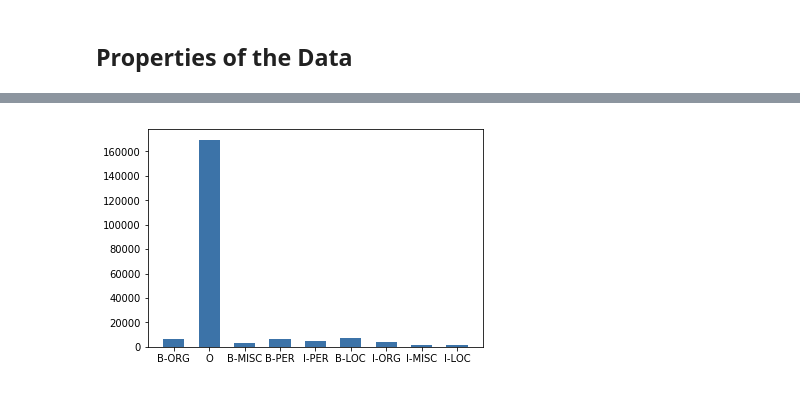
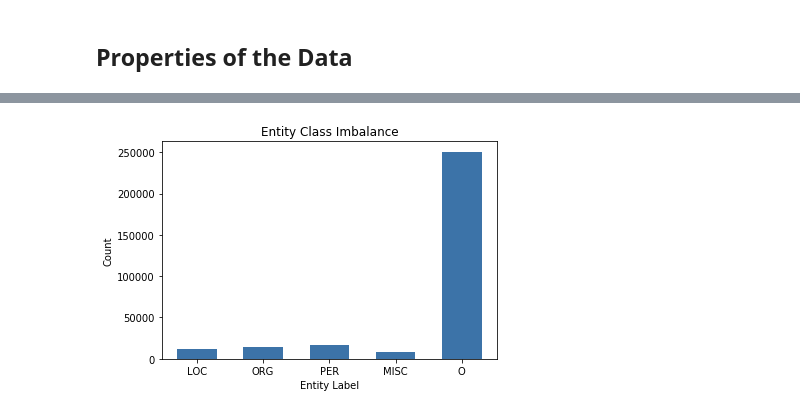
Before and after one commit to deanhoperobertson/Named-Enitty-Recognition, a Jupyter notebook: Exploration/Data Exploration.ipynb, the cells around one changed output, grey strips where cells are left out. Cells and saved outputs as stored; diff of their text form; code cells hidden in the pictures.

```diff
--- a/Exploration/Data Exploration.ipynb
+++ b/Exploration/Data Exploration.ipynb
@@ -12,6 +12,7 @@ from prepro import readfile, get_sentence, get_label, get_all, get_corpus
 # %%
 train = readfile("train.txt")
 test = readfile("test.txt")
+val = readfile("valid.txt")
 # %%
 def print_head(dataset,sentence_number):
     data = get_all(dataset,sentence_number)
@@ -82,22 +83,26 @@ def count_entities(train):
             entities.append(word[1])
     return(Counter(entities))
 
-def unpack_dic(dic1,dic2):
-    loc = [dic1["I-LOC"] + dic1["B-LOC"],dic2["I-LOC"] + dic2["B-LOC"]]
-    org = [dic1["B-ORG"] + dic1["I-ORG"],dic2["B-ORG"] + dic2["I-ORG"]]
-    per = [dic1["I-PER"] + dic1["B-PER"],dic2["I-PER"] + dic2["B-PER"]]
-    mis = [dic1["B-MISC"] + dic1["I-MISC"],dic2["B-MISC"] + dic2["I-MISC"]]
+def unpack_dic(dic1,dic2,dic3,boolean):
+    loc = [dic1["I-LOC"] + dic1["B-LOC"],dic2["I-LOC"] + dic2["B-LOC"],dic3["I-LOC"] + dic3["B-LOC"]]
+    org = [dic1["B-ORG"] + dic1["I-ORG"],dic2["B-ORG"] + dic2["I-ORG"],dic3["B-ORG"] + dic3["I-ORG"]]
+    per = [dic1["I-PER"] + dic1["B-PER"],dic2["I-PER"] + dic2["B-PER"], dic3["B-ORG"] + dic3["I-ORG"]]
+    mis = [dic1["B-MISC"] + dic1["I-MISC"],dic2["B-MISC"] + dic2["I-MISC"], dic3["B-ORG"] + dic3["I-ORG"]]
+    O = [dic1["O"],dic2["O"], dic3["O"]]
 
     df = pd.DataFrame(loc, columns=["LOC"])
     df['ORG']=org
     df['PER'] =per
     df['MISC']= mis
-    df.rename(index={0:'Train',1:'Test'}, inplace=True)
+    if boolean:
+        df['O']= O
+    df.rename(index={0:'Train',1:'Val', 2:'Test'}, inplace=True)
     return(df)
 
 train_dic= count_entities(train)
 test_dic = count_entities(test)
-unpack_dic(train_dic, test_dic)
+val_dic = count_entities(val)
+unpack_dic(train_dic,val_dic, test_dic, False)
 # %% [output]
 |  | LOC | ORG | PER | MISC |
 | Train | 8297 | 10025 | 11128 | 4593 |
@@ -126,9 +168,18 @@ plt.show()
 # %%
-labels, values = zip(*Counter(entities).items())
-indexes = np.arange(len(labels))
-width=0.6
-plt.bar(indexes, values, width, color='#3c73a8')
-plt.xticks(indexes + width * 0.0, labels)
-plt.show()
+def show_imbalance(train_dic,val_dic, test_dic):
+    df=unpack_dic(train_dic,val_dic, test_dic,True)
+    labels = list(df.columns)
+    values = list(df.sum(axis = 0))
+    indexes = np.arange(len(labels))
+    width=0.6
+    plt.bar(indexes, values, width, color='#3c73a8')
+    plt.xticks(indexes + width * 0.0, labels)
+    plt.title("Entity Class Imbalance")
+    plt.ylabel("Count")
+    plt.xlabel("Entity Label")
+    plt.savefig('F:\Data Science\Thesis\Write Up\Pictures\Imbalance.png')
+    plt.show()
+
+show_imbalance(train_dic,val_dic,test_dic)
 # %% [output]
-[figure, old version]
+[figure, new version]
```
Also changed, not shown: parts of 10 cells of this notebook.
